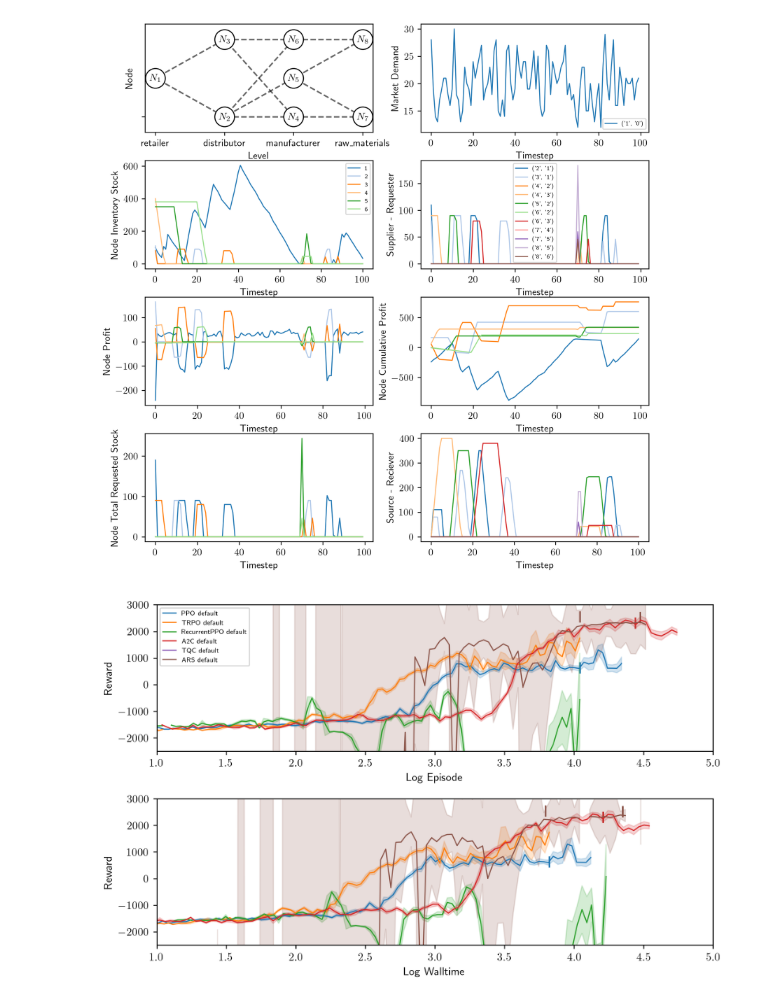
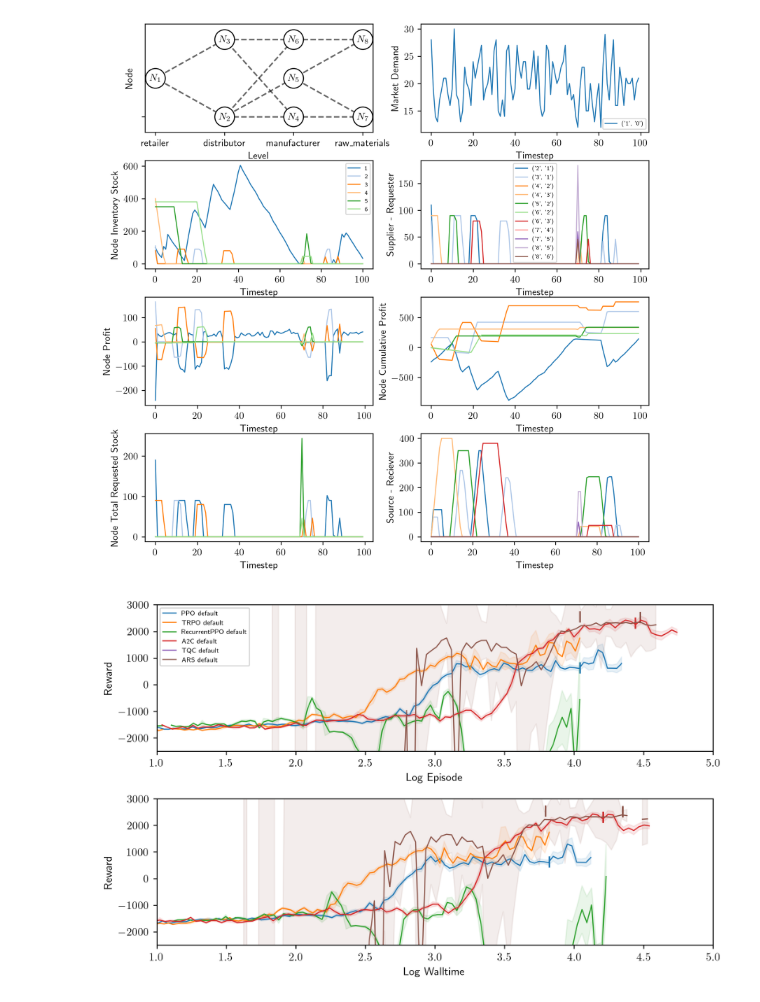
Before and after one commit to nathanhigginbotham/ChainRL2, a Jupyter notebook: plot.ipynb, the cells around one changed output. Saved outputs shown, nothing was run; the diff lists cells and outputs as text; code cells hidden in the pictures.

```diff
--- a/plot.ipynb
+++ b/plot.ipynb
@@ -166,7 +166,7 @@ def plot_training_curves(env_name, model_names, xlims, ylims):
     fig.set_size_inches(8, 5)
 
     linewidth = 1.0
-    alpha = 0.2
+    alpha = 0.1
 
     cmap = plt.get_cmap('tab10')
 
@@ -211,31 +211,31 @@ def plot_training_curves(env_name, model_names, xlims, ylims):
 
     ax[0].legend(fontsize=6)
 
     ax[0].set_xlabel('Log Episode')
     ax[0].set_ylabel('Reward')
 
     ax[1].set_xlabel('Log Walltime')
     ax[1].set_ylabel('Reward')
 
     ax[0].set_xlim(*xlims)
     ax[1].set_xlim(*xlims)
 
     ax[0].set_ylim(*ylims)
     ax[1].set_ylim(*ylims)
 
     fig.tight_layout()
 
     save_dir = f'./figures/{env_name}/'
 
     if not os.path.exists(save_dir):
         os.makedirs(save_dir)
 
     fig.savefig(save_dir + 'training.pdf')
     fig.show()
 
 models = [('PPO', 'default'), ('TRPO', 'default'), ('RecurrentPPO', 'default'), ('A2C', 'default'), ('TQC', 'default'), ('ARS', 'default')]
 
 plot_training_curves('NetworkManagement-v1-100', models, (1, 5), (-2500, 3000))
 #plot_training_curves('InvManagement-v1', models)
 # %% [output]
-[figure, old version]
+[figure, new version]
```
Also changed, not shown: 1 other file.
